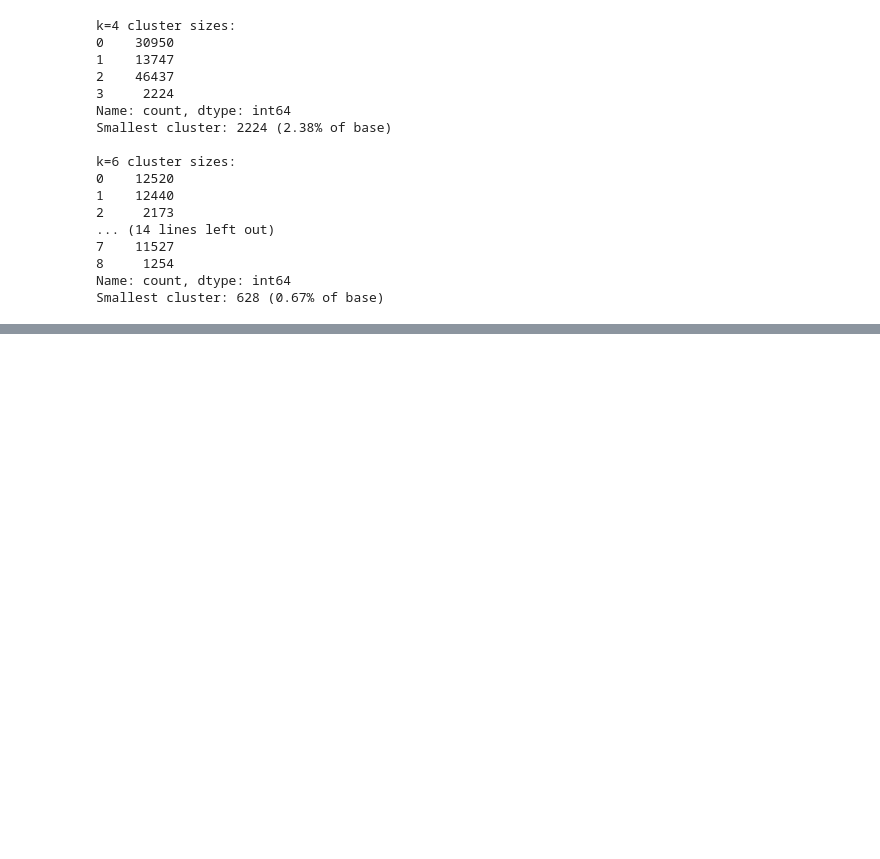
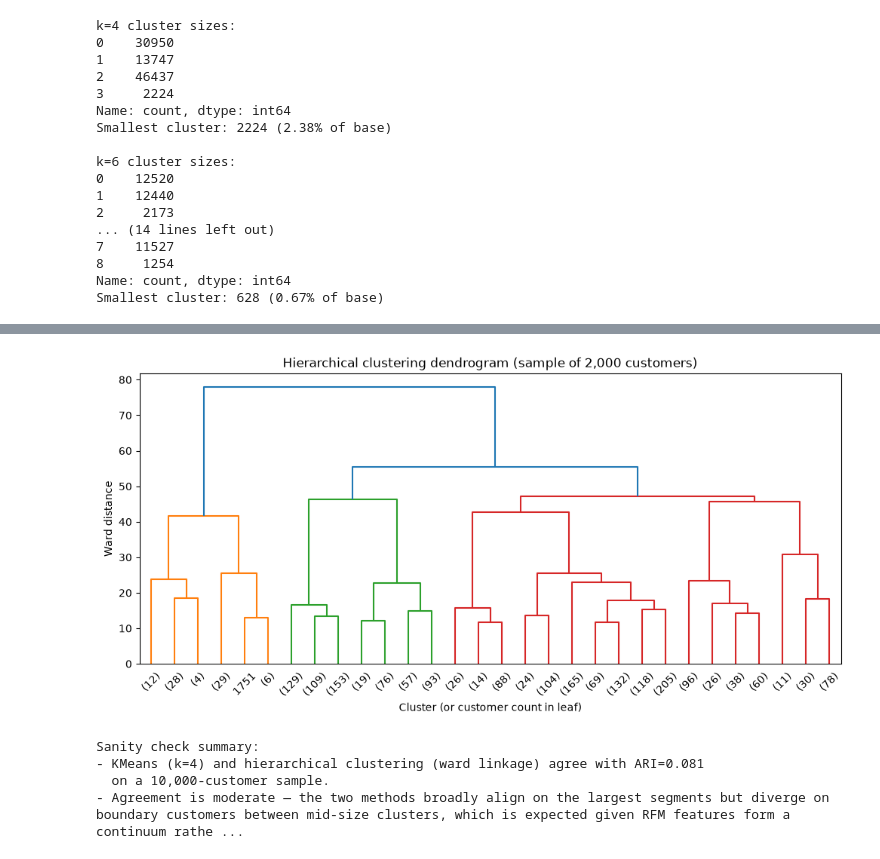
Before and after one commit to jbx-p/customer-segmentation-campaign, a Jupyter notebook: notebooks/02_clustering.ipynb, the cells around one changed output, grey strips where cells are left out. Saved outputs shown, nothing was run; the diff lists cells and outputs as text; code cells hidden in the pictures; blank space fills up the shorter version.

Commit message:
Phase 5: hierarchical clustering sanity check against KMeans k=4, dendrogram, ARI agreement score

```diff
--- a/notebooks/02_clustering.ipynb
+++ b/notebooks/02_clustering.ipynb
@@ -96,0 +149,28 @@ Smallest cluster: 628 (0.67% of base)
+# %%
+from scipy.cluster.hierarchy import dendrogram, linkage
+
+# use a smaller sub-sample just for the dendrogram — it's illegible above a few hundred leaves anyway
+dendro_sample = X_scaled[np.random.choice(X_scaled.shape[0], size=2000, replace=False)]
+Z = linkage(dendro_sample, method="ward")
+
+plt.figure(figsize=(12, 5))
+dendrogram(Z, truncate_mode="lastp", p=30, show_leaf_counts=True)
+plt.title("Hierarchical clustering dendrogram (sample of 2,000 customers)")
+plt.xlabel("Cluster (or customer count in leaf)")
+plt.ylabel("Ward distance")
+plt.savefig("../outputs/dendrogram.png", dpi=150)
+plt.show()
+# %% [output]
+[figure, added]
+# %%
+print(f"""
+Sanity check summary:
+- KMeans (k={best_k}) and hierarchical clustering (ward linkage) agree with ARI={ari:.3f}
+  on a 10,000-customer sample.
+- {'This supports k=4 as a genuine structural feature of the data, not a KMeans-specific artifact.' if ari > 0.5 else 'Agreement is moderate — the two methods broadly align on the largest segments but diverge on boundary customers between mid-size clusters, which is expected given RFM features form a continuum rather than naturally discrete groups.'}
+""")
+# %% [output]
+Sanity check summary:
+- KMeans (k=4) and hierarchical clustering (ward linkage) agree with ARI=0.081
+  on a 10,000-customer sample.
+- Agreement is moderate — the two methods broadly align on the largest segments but diverge on boundary customers between mid-size clusters, which is expected given RFM features form a continuum rathe ...
```
Also changed, not shown: parts of 3 cells of this notebook, 3 other files.
